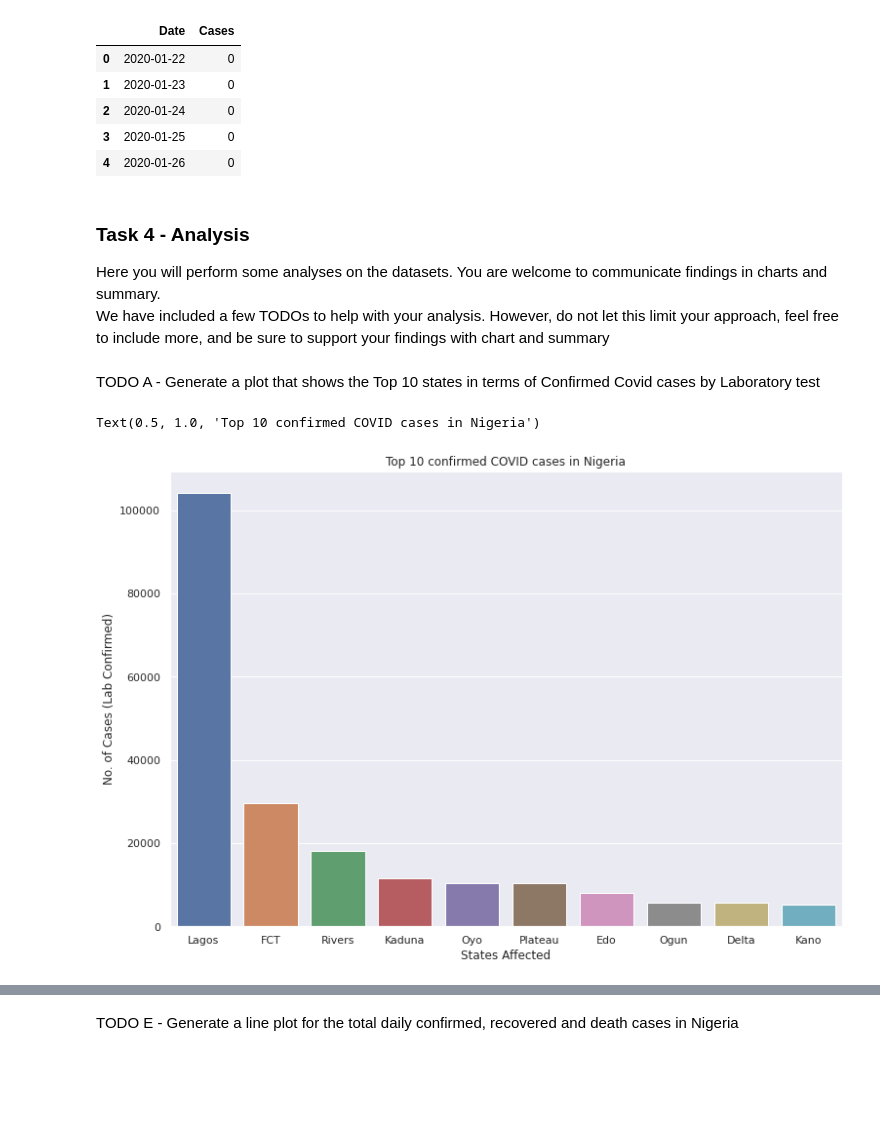
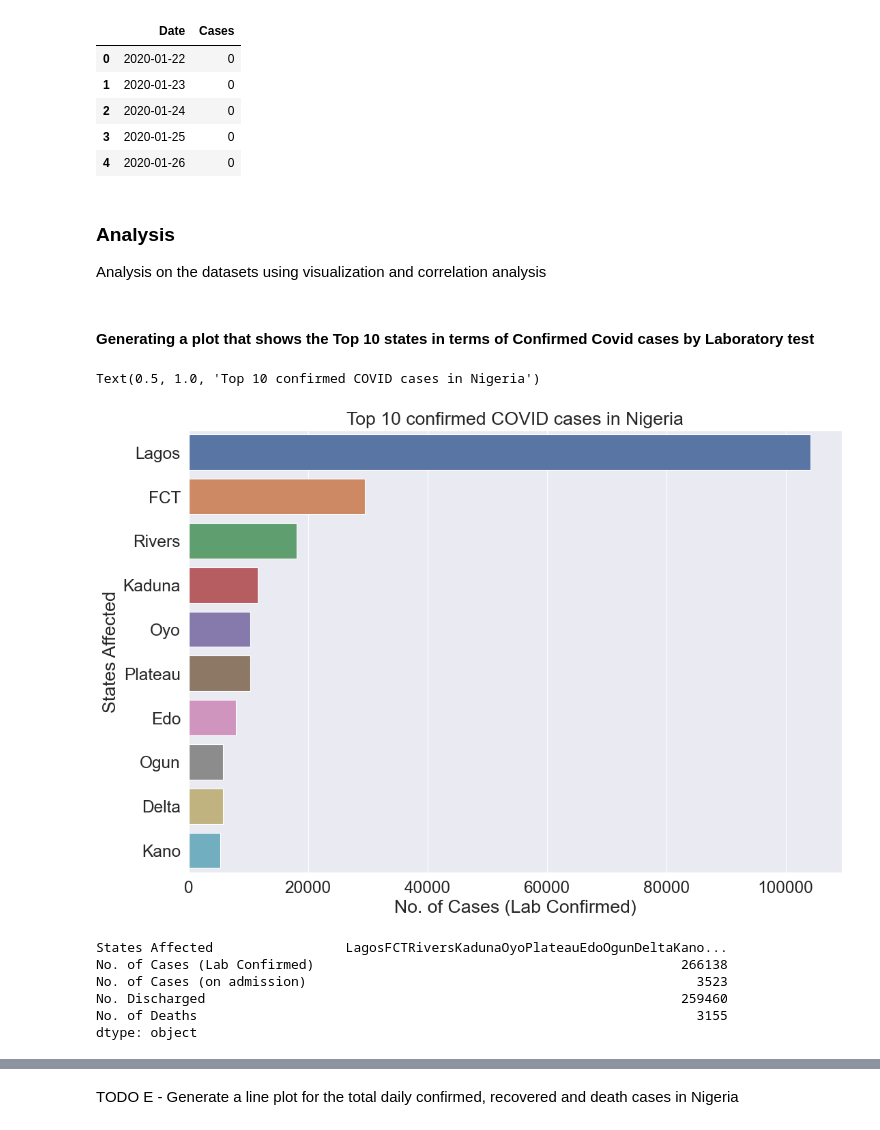
Before and after one commit to Yusufteppei/Nigeria-COVID-19-Data-Analysis-Using-Python, a Jupyter notebook: covidproject.ipynb, the cells around one changed output, grey strips where cells are left out. Saved outputs shown, nothing was run; the diff lists cells and outputs as text; code cells hidden in the pictures; blank space fills up the shorter version.

```diff
--- a/covidproject.ipynb
+++ b/covidproject.ipynb
@@ -276,19 +265,28 @@ death_.head()
 | 2 | 2020-01-24 | 0 |
 | 3 | 2020-01-25 | 0 |
 | 4 | 2020-01-26 | 0 |
-# %% [markdown]
-### Task 4 - Analysis
-Here you will perform some analyses on the datasets. You are welcome to communicate findings in charts and summary.
-<br>
-We have included a few TODOs to help with your analysis. However, do not let this limit your approach, feel free to include more, and be sure to support your findings with chart and summary
+# %% [markdown]
+### Analysis
+Analysis on the datasets using visualization and correlation analysis
+<br>
 # %% [markdown]
-TODO A - Generate a plot that shows the Top 10 states in terms of Confirmed Covid cases by Laboratory test
+#### Generating a plot that shows the Top 10 states in terms of Confirmed Covid cases by Laboratory test
 # %%
 top_10_lab_confirmed = nigerian_covid.sort_values('No. of Cases (Lab Confirmed)', ascending=False).head(10)
 # %%
 sns.set(rc={'figure.figsize':(11,8)})
-sns.barplot(data=top_10_lab_confirmed, y='No. of Cases (Lab Confirmed)', x='States Affected').set_title('Top 10 confirmed COVID cases in Nigeria')
+sns.set_context("paper", font_scale=2)
+sns.barplot(data=top_10_lab_confirmed, x='No. of Cases (Lab Confirmed)', y='States Affected').set_title('Top 10 confirmed COVID cases in Nigeria')
 # %% [output]
 Text(0.5, 1.0, 'Top 10 confirmed COVID cases in Nigeria')
-[figure, old version]
+[figure, new version]
+# %%
+nigerian_covid.sum()
+# %% [output]
+States Affected                 LagosFCTRiversKadunaOyoPlateauEdoOgunDeltaKano...
+No. of Cases (Lab Confirmed)                                               266138
+No. of Cases (on admission)                                                  3523
+No. Discharged                                                             259460
+No. of Deaths                                                                3155
+dtype: object
 # %% [markdown]
```
Also changed, not shown: parts of 66 cells of this notebook, 1 other file.
